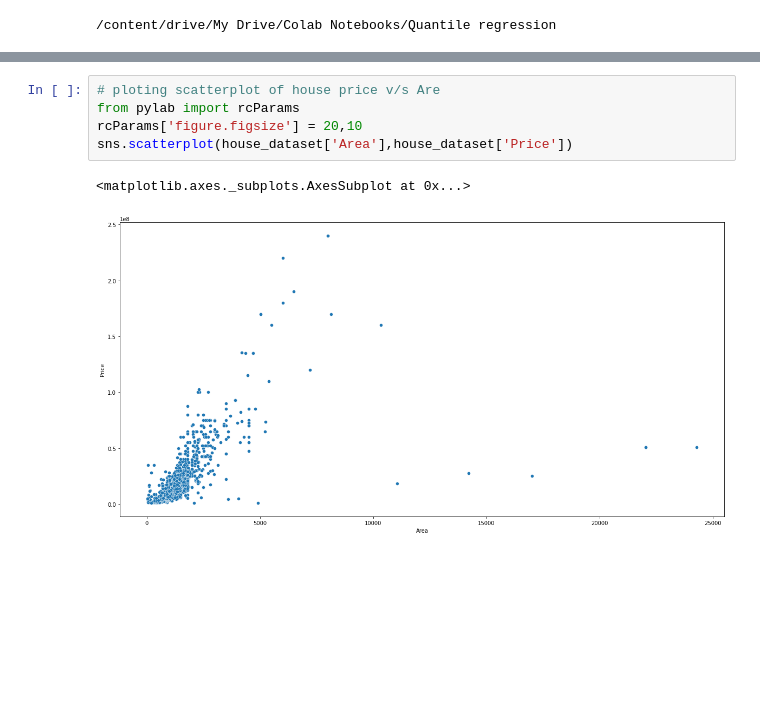
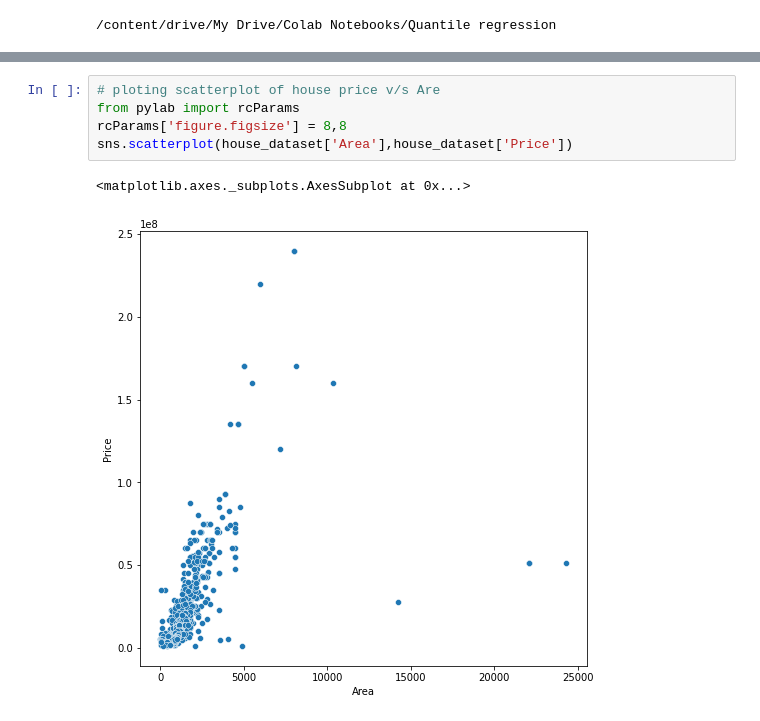
Before and after one commit to Meet200/Machine_Learning-, a Jupyter notebook: Quantile_regression_.ipynb, the cells around one changed output, grey strips where cells are left out. Drawn from its saved outputs; the diff is of its cells as text; blank space fills up the shorter version.

```diff
--- a/Quantile_regression_.ipynb
+++ b/Quantile_regression_.ipynb
@@ -49,11 +50,11 @@ memory usage: 108.3+ KB
 # %%
 # ploting scatterplot of house price v/s Are
 from pylab import rcParams
-rcParams['figure.figsize'] = 20,10
+rcParams['figure.figsize'] = 8,8
 sns.scatterplot(house_dataset['Area'],house_dataset['Price'])
 # %% [output]
 <matplotlib.axes._subplots.AxesSubplot at 0x...>
-[figure, old version]
+[figure, new version]
 # %%
 #checking skreweed datas & boxplot
 sns.distplot(house_dataset['Price'])
```
Also changed, not shown: parts of 7 cells of this notebook.
